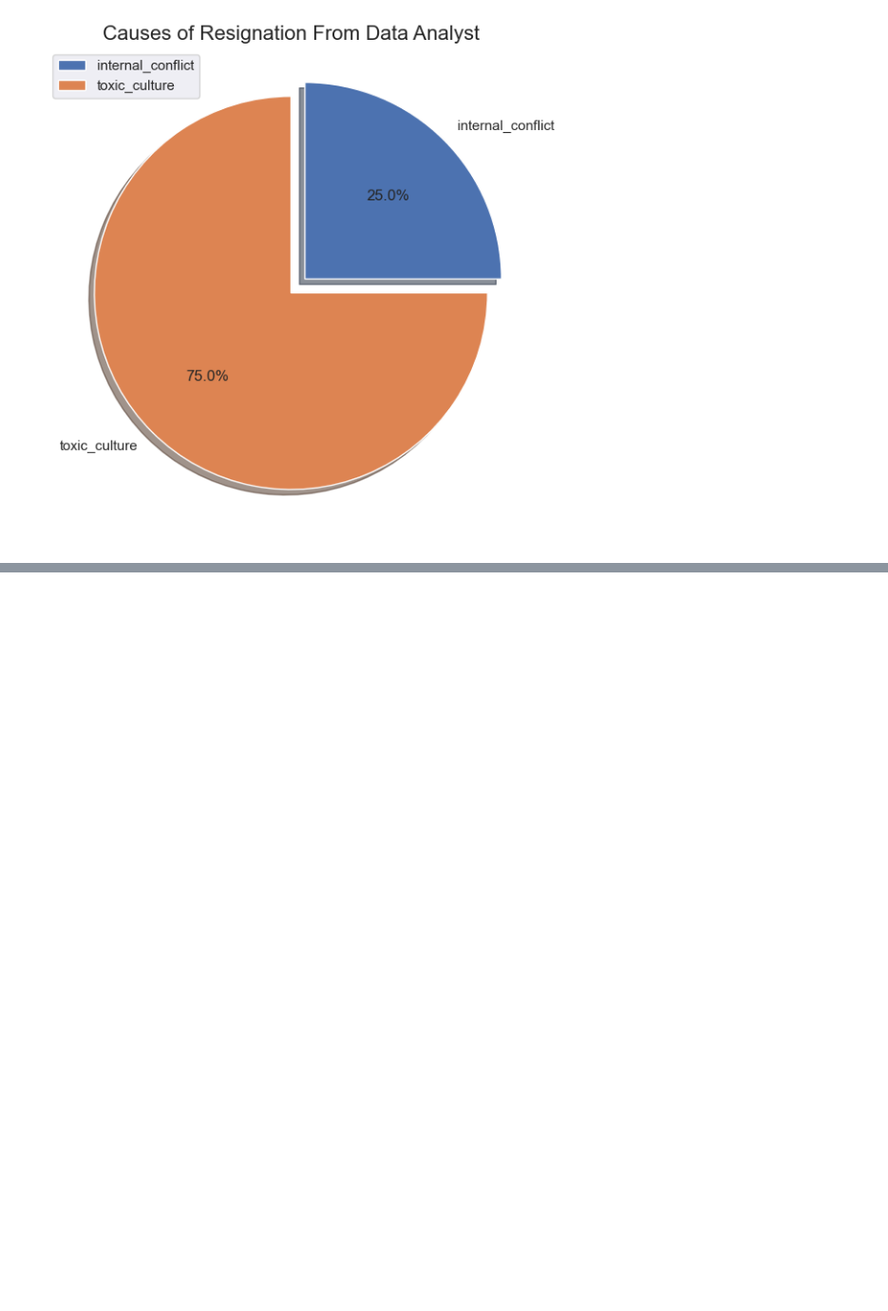
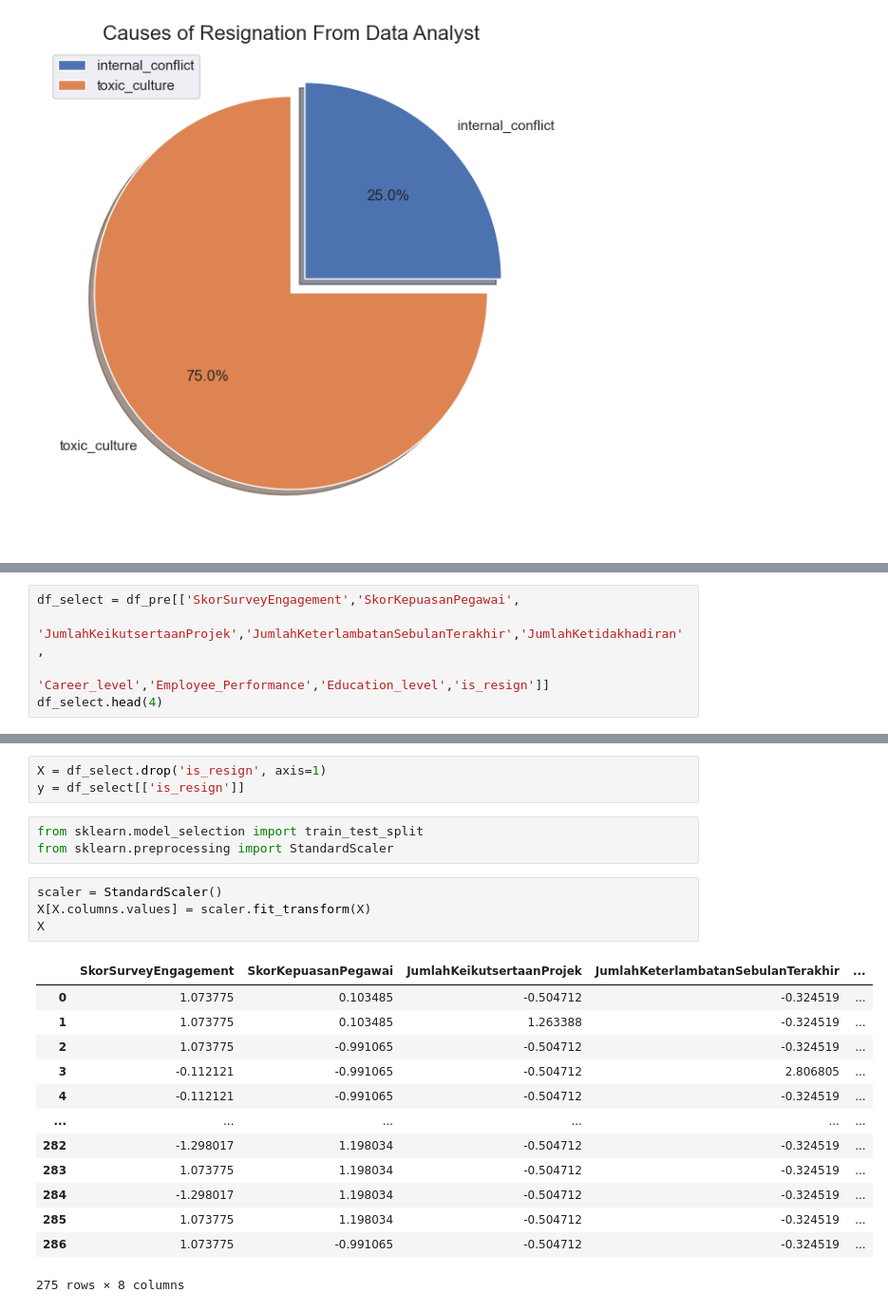
Before and after one commit to JodhiKrisantus/Improving-Employee-Retention, a Jupyter notebook: script_python.ipynb, the cells around one changed output, grey strips where cells are left out. Shown at 95% size. Saved outputs shown, nothing was run; the diff lists cells and outputs as text; blank space fills up the shorter version.

Commit message:
add feature selection and standarization

```diff
--- a/script_python.ipynb
+++ b/script_python.ipynb
@@ -549,0 +603,5 @@ plt.legend()
+# %%
+df_select = df_pre[['SkorSurveyEngagement','SkorKepuasanPegawai',
+                    'JumlahKeikutsertaanProjek','JumlahKeterlambatanSebulanTerakhir','JumlahKetidakhadiran',
+                    'Career_level','Employee_Performance','Education_level','is_resign']]
+df_select.head(4)
@@ -549,0 +614,24 @@ plt.legend()
+# %%
+X = df_select.drop('is_resign', axis=1)
+y = df_select[['is_resign']]
+# %%
+from sklearn.model_selection import train_test_split
+from sklearn.preprocessing import StandardScaler
+# %%
+scaler = StandardScaler()
+X[X.columns.values] = scaler.fit_transform(X)
+X
+# %% [output]
+|  | SkorSurveyEngagement | SkorKepuasanPegawai | JumlahKeikutsertaanProjek | JumlahKeterlambatanSebulanTerakhir | ... |
+| 0 | 1.073775 | 0.103485 | -0.504712 | -0.324519 | ... |
+| 1 | 1.073775 | 0.103485 | 1.263388 | -0.324519 | ... |
+| 2 | 1.073775 | -0.991065 | -0.504712 | -0.324519 | ... |
+| 3 | -0.112121 | -0.991065 | -0.504712 | 2.806805 | ... |
+| 4 | -0.112121 | -0.991065 | -0.504712 | -0.324519 | ... |
+| ... | ... | ... | ... | ... | ... |
+| 282 | -1.298017 | 1.198034 | -0.504712 | -0.324519 | ... |
+| 283 | 1.073775 | 1.198034 | -0.504712 | -0.324519 | ... |
+| 284 | -1.298017 | 1.198034 | -0.504712 | -0.324519 | ... |
+| 285 | 1.073775 | 1.198034 | -0.504712 | -0.324519 | ... |
+| 286 | 1.073775 | -0.991065 | -0.504712 | -0.324519 | ... |
+275 rows × 8 columns
```
Also changed, not shown: parts of 11 cells of this notebook.
